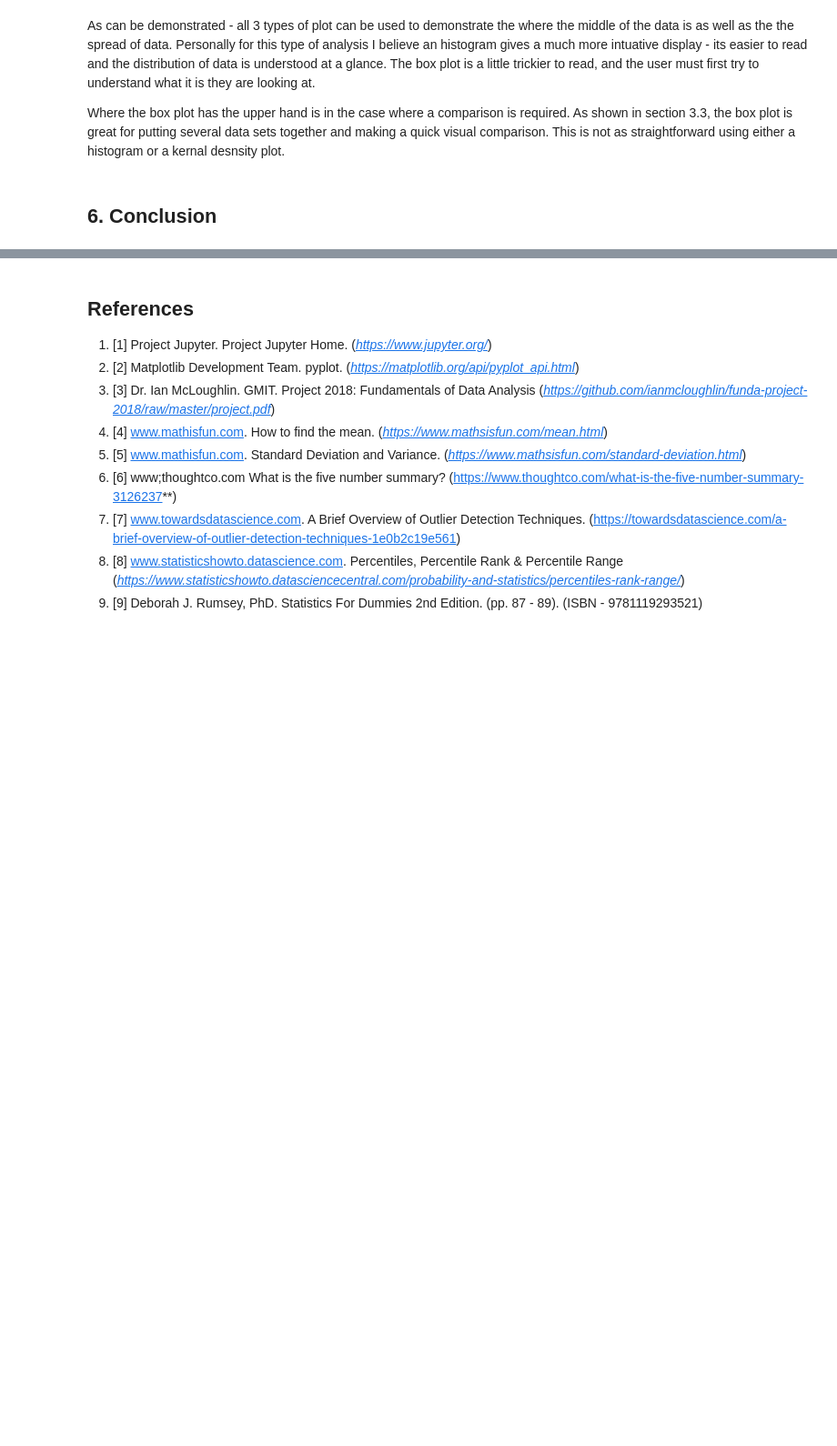
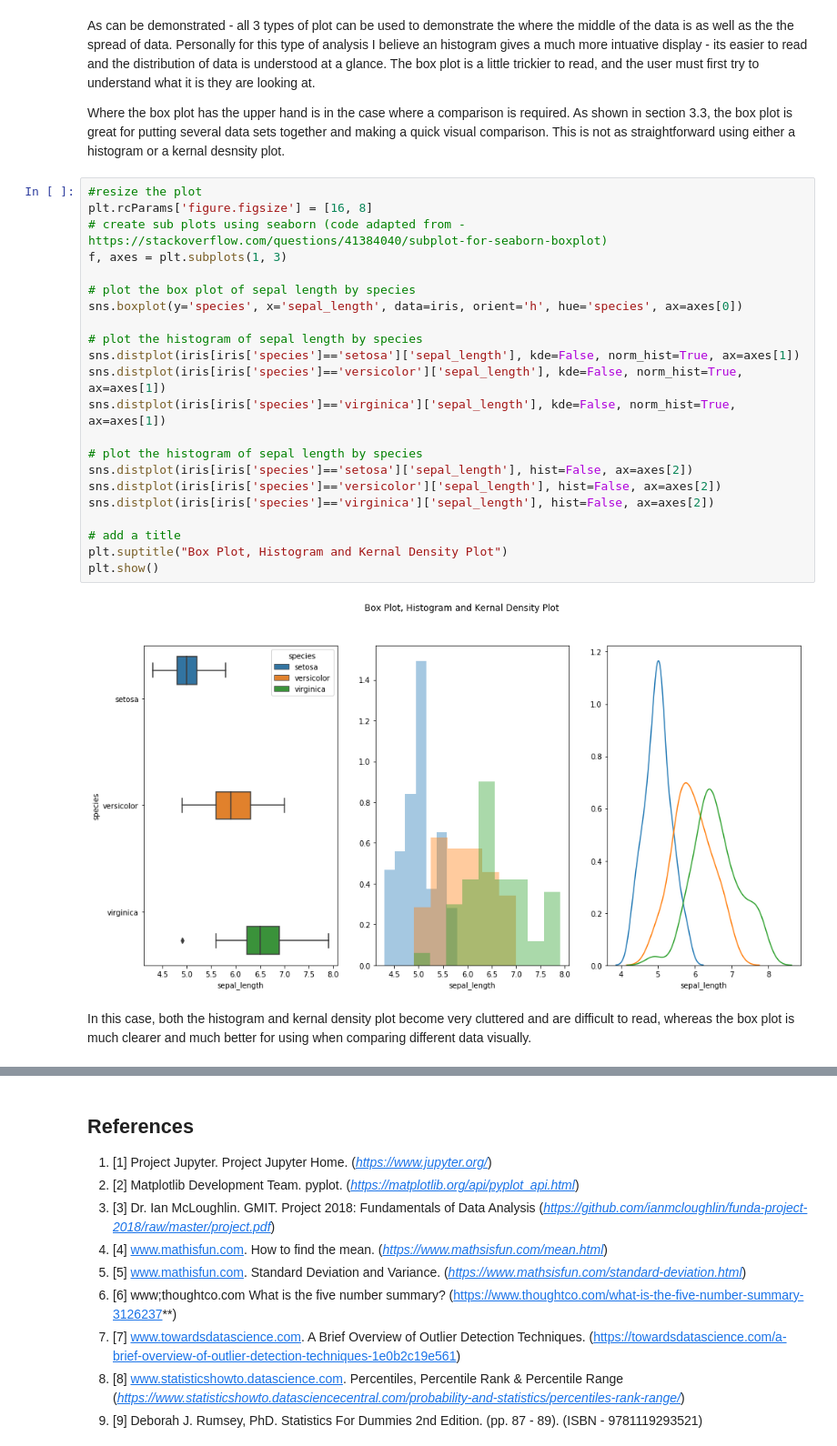
Before and after one commit to shkyler/gmit-foda-project, a Jupyter notebook: boxplot.ipynb, the cells around one changed output, grey strips where cells are left out. Shown at 91% size. Saved outputs shown, nothing was run; the diff lists cells and outputs as text; blank space fills up the shorter version.

Commit message:
added conclusions

```diff
--- a/boxplot.ipynb
+++ b/boxplot.ipynb
@@ -242,5 +242,29 @@ plt.show()
 As can be demonstrated - all 3 types of plot can be used to demonstrate the where the middle of the data is as well as the the spread of data. Personally for this type of analysis I believe an histogram gives a much more intuative display - its easier to read and the distribution of data is understood at a glance. The box plot is a little trickier to read, and the user must first try to understand what it is they are looking at.
 
 Where the box plot has the upper hand is in the case where a comparison is required. As shown in section 3.3, the box plot is great for putting several data sets together and making a quick visual comparison. This is not as straightforward using either a histogram or a kernal desnsity plot.
-# %% [markdown]
-## 6. Conclusion
+# %%
+#resize the plot
+plt.rcParams['figure.figsize'] = [16, 8]
+# create sub plots using seaborn (code adapted from - https://stackoverflow.com/questions/41384040/subplot-for-seaborn-boxplot)
+f, axes = plt.subplots(1, 3)
+
+# plot the box plot of sepal length by species
+sns.boxplot(y='species', x='sepal_length', data=iris, orient='h', hue='species', ax=axes[0])
+
+# plot the histogram of sepal length by species
+sns.distplot(iris[iris['species']=='setosa']['sepal_length'], kde=False, norm_hist=True, ax=axes[1])
+sns.distplot(iris[iris['species']=='versicolor']['sepal_length'], kde=False, norm_hist=True, ax=axes[1])
+sns.distplot(iris[iris['species']=='virginica']['sepal_length'], kde=False, norm_hist=True, ax=axes[1])
+
+# plot the histogram of sepal length by species
+sns.distplot(iris[iris['species']=='setosa']['sepal_length'], hist=False, ax=axes[2])
+sns.distplot(iris[iris['species']=='versicolor']['sepal_length'], hist=False, ax=axes[2])
+sns.distplot(iris[iris['species']=='virginica']['sepal_length'], hist=False, ax=axes[2])
+
+# add a title
+plt.suptitle("Box Plot, Histogram and Kernal Density Plot")
+plt.show()
+# %% [output]
+[figure, added]
+# %% [markdown]
+In this case, both the histogram and kernal density plot become very cluttered and are difficult to read, whereas the box plot is much clearer and much better for using when comparing different data visually.
```
Also changed, not shown: parts of 4 cells of this notebook.
